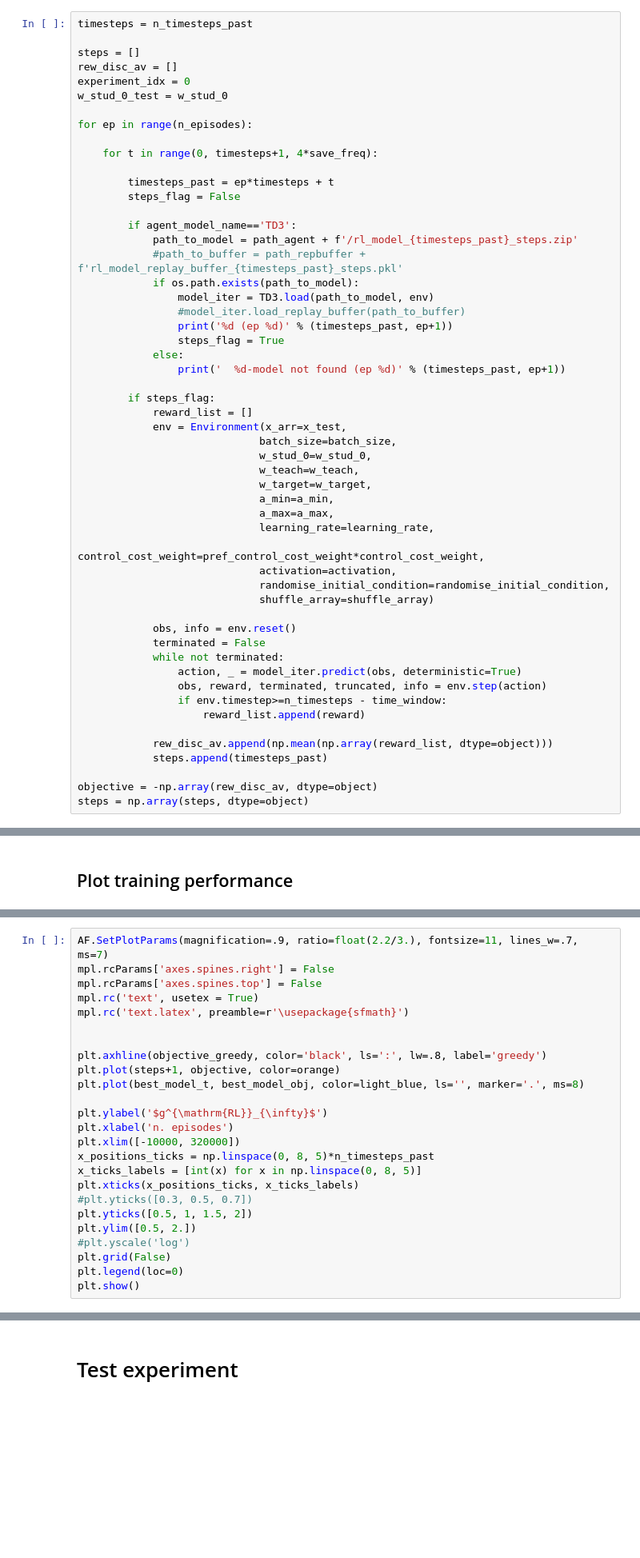
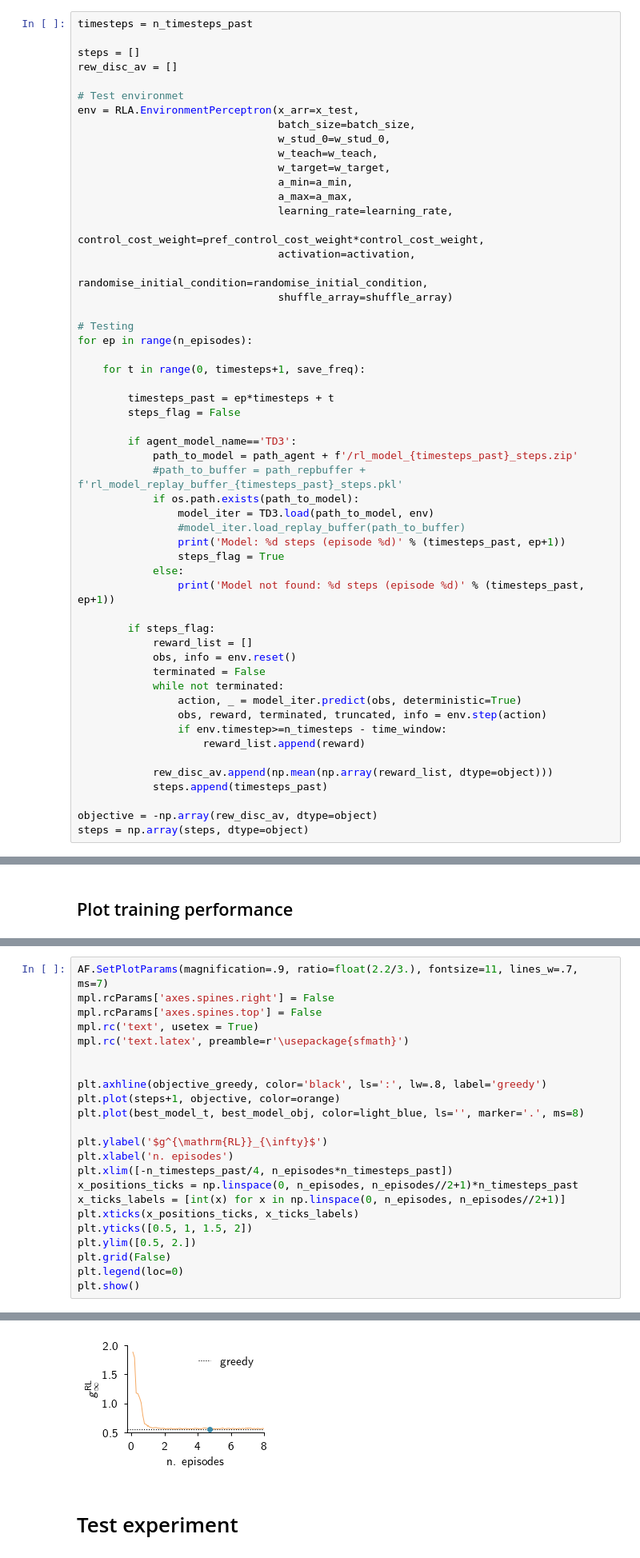
Before and after one commit to RiccardoGM/AttacksOnOnlineLearners, a Jupyter notebook: SyntheticDataExperiments/Scripts/RLAgentTraining_LinearRegression.ipynb, the cells around one changed output, grey strips where cells are left out. Shown at 80% size. Saved outputs shown, nothing was run; the diff lists cells and outputs as text; blank space fills up the shorter version.

```diff
--- a/SyntheticDataExperiments/Scripts/RLAgentTraining_LinearRegression.ipynb
+++ b/SyntheticDataExperiments/Scripts/RLAgentTraining_LinearRegression.ipynb
@@ -430,12 +227,25 @@ timesteps = n_timesteps_past
 
 steps = []
 rew_disc_av = []
-experiment_idx = 0
-w_stud_0_test = w_stud_0
 
+# Test environmet
+env = RLA.EnvironmentPerceptron(x_arr=x_test,
+                                batch_size=batch_size,
+                                w_stud_0=w_stud_0,
+                                w_teach=w_teach,
+                                w_target=w_target,
+                                a_min=a_min,
+                                a_max=a_max,
+                                learning_rate=learning_rate,
+                                control_cost_weight=pref_control_cost_weight*control_cost_weight,
+                                activation=activation,
+                                randomise_initial_condition=randomise_initial_condition,
+                                shuffle_array=shuffle_array)
+
+# Testing
 for ep in range(n_episodes):
 
-    for t in range(0, timesteps+1, 4*save_freq):
+    for t in range(0, timesteps+1, save_freq):
 
         timesteps_past = ep*timesteps + t
         steps_flag = False
@@ -446,26 +256,13 @@ for ep in range(n_episodes):
             if os.path.exists(path_to_model):
                 model_iter = TD3.load(path_to_model, env)
                 #model_iter.load_replay_buffer(path_to_buffer)
-                print('%d (ep %d)' % (timesteps_past, ep+1))
+                print('Model: %d steps (episode %d)' % (timesteps_past, ep+1))
                 steps_flag = True
             else:
-                print('  %d-model not found (ep %d)' % (timesteps_past, ep+1))
+                print('Model not found: %d steps (episode %d)' % (timesteps_past, ep+1))
 
         if steps_flag:
             reward_list = []
-            env = Environment(x_arr=x_test,
-                             batch_size=batch_size,
-                             w_stud_0=w_stud_0,
-                             w_teach=w_teach,
-                             w_target=w_target,
-                             a_min=a_min,
-                             a_max=a_max,
-                             learning_rate=learning_rate,
-                             control_cost_weight=pref_control_cost_weight*control_cost_weight,
-                             activation=activation,
-                             randomise_initial_condition=randomise_initial_condition,
-                             shuffle_array=shuffle_array)
-
             obs, info = env.reset()
             terminated = False
             while not terminated:
@@ -607,14 +369,12 @@ plt.plot(best_model_t, best_model_obj, color=light_blue, ls='', marker='.', ms=8
 
 plt.ylabel('$g^{\mathrm{RL}}_{\infty}$')
 plt.xlabel('n. episodes')
-plt.xlim([-10000, 320000])
-x_positions_ticks = np.linspace(0, 8, 5)*n_timesteps_past
-x_ticks_labels = [int(x) for x in np.linspace(0, 8, 5)]
+plt.xlim([-n_timesteps_past/4, n_episodes*n_timesteps_past])
+x_positions_ticks = np.linspace(0, n_episodes, n_episodes//2+1)*n_timesteps_past
+x_ticks_labels = [int(x) for x in np.linspace(0, n_episodes, n_episodes//2+1)]
 plt.xticks(x_positions_ticks, x_ticks_labels)
-#plt.yticks([0.3, 0.5, 0.7])
 plt.yticks([0.5, 1, 1.5, 2])
 plt.ylim([0.5, 2.])
-#plt.yscale('log')
 plt.grid(False)
 plt.legend(loc=0)
 plt.show()
@@ -623,3 +382,4 @@ NameError: name 'objective_greedy' is not defined
+[figure, added]
 # %% [markdown]
 # Test experiment
 # %%
```
Also changed, not shown: parts of 21 cells of this notebook, 4 other files.
